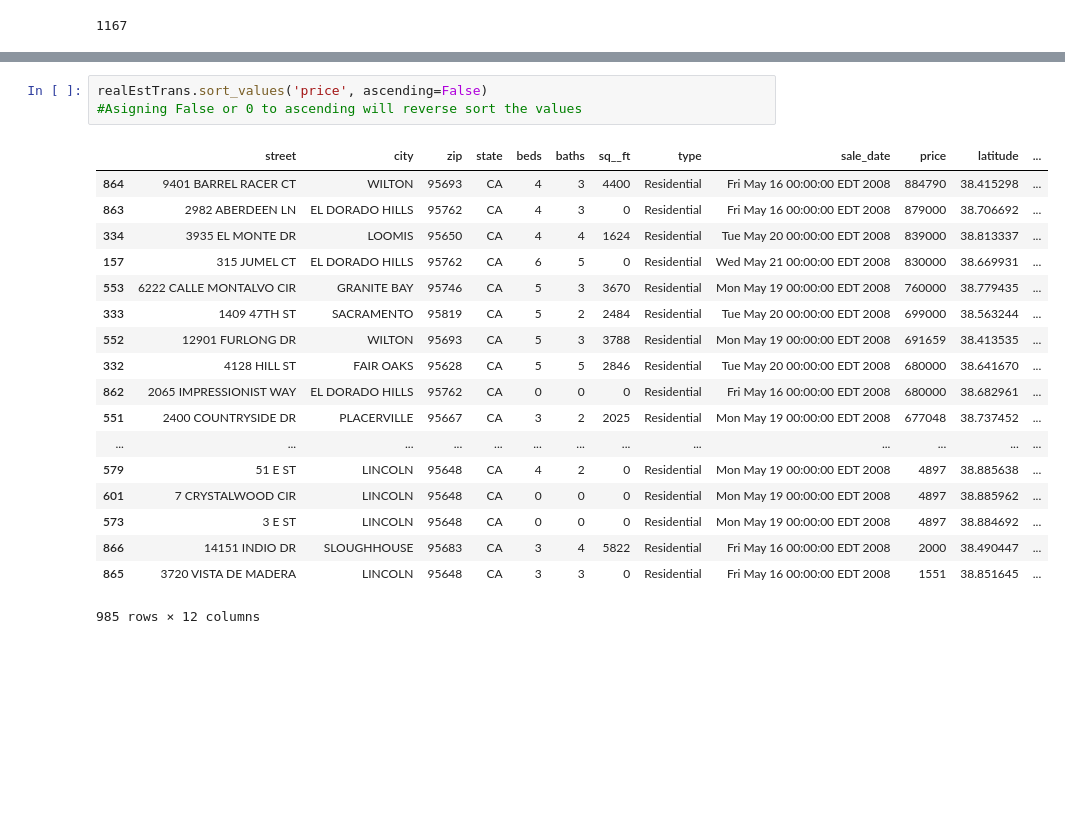
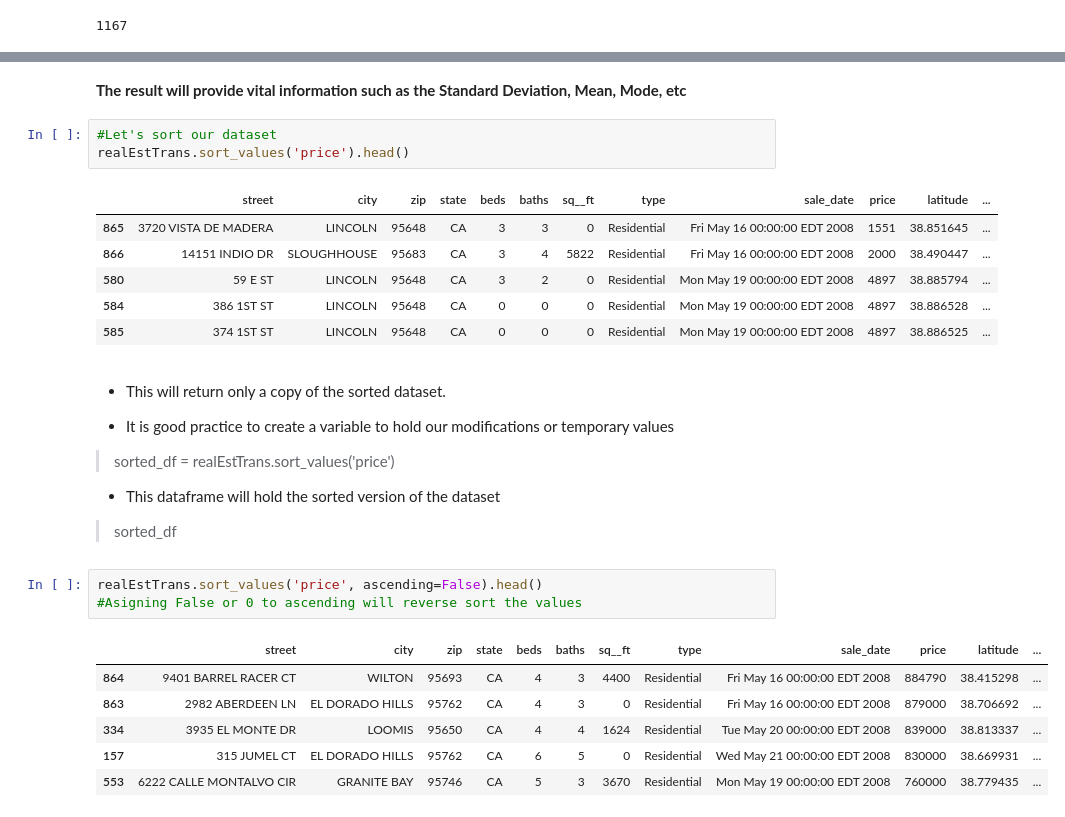
Before and after one commit to saadzarook/python-pandas-basics, a Jupyter notebook: the-basics-of-python-pandas-part-1.ipynb, the cells around one changed output, grey strips where cells are left out. Drawn from its saved outputs; the diff is of its cells as text; blank space fills up the shorter version.

```diff
--- a/the-basics-of-python-pandas-part-1.ipynb
+++ b/the-basics-of-python-pandas-part-1.ipynb
@@ -187,23 +158,31 @@ realEstTrans.sort_values('price')
+# %% [markdown]
+**The result will provide vital information such as the Standard Deviation, Mean, Mode, etc**
+# %%
+#Let's sort our dataset
+realEstTrans.sort_values('price').head()
+# %% [output]
+|  | street | city | zip | state | beds | baths | sq__ft | type | sale_date | price | latitude | ... |
+| 865 | 3720 VISTA DE MADERA | LINCOLN | 95648 | CA | 3 | 3 | 0 | Residential | Fri May 16 00:00:00 EDT 2008 | 1551 | 38.851645 | ... |
+| 866 | 14151 INDIO DR | SLOUGHHOUSE | 95683 | CA | 3 | 4 | 5822 | Residential | Fri May 16 00:00:00 EDT 2008 | 2000 | 38.490447 | ... |
+| 580 | 59 E ST | LINCOLN | 95648 | CA | 3 | 2 | 0 | Residential | Mon May 19 00:00:00 EDT 2008 | 4897 | 38.885794 | ... |
+| 584 | 386 1ST ST | LINCOLN | 95648 | CA | 0 | 0 | 0 | Residential | Mon May 19 00:00:00 EDT 2008 | 4897 | 38.886528 | ... |
+| 585 | 374 1ST ST | LINCOLN | 95648 | CA | 0 | 0 | 0 | Residential | Mon May 19 00:00:00 EDT 2008 | 4897 | 38.886525 | ... |
+# %% [markdown]
+* This will return only a copy of the sorted dataset.
+
+* It is good practice to create a variable to hold our modifications or temporary values
+> sorted_df = realEstTrans.sort_values('price')
+
+* This dataframe will hold the sorted version of the dataset
+> sorted_df
 # %%
-realEstTrans.sort_values('price', ascending=False)
+realEstTrans.sort_values('price', ascending=False).head()
 #Asigning False or 0 to ascending will reverse sort the values
 # %% [output]
 |  | street | city | zip | state | beds | baths | sq__ft | type | sale_date | price | latitude | ... |
 | 864 | 9401 BARREL RACER CT | WILTON | 95693 | CA | 4 | 3 | 4400 | Residential | Fri May 16 00:00:00 EDT 2008 | 884790 | 38.415298 | ... |
 | 863 | 2982 ABERDEEN LN | EL DORADO HILLS | 95762 | CA | 4 | 3 | 0 | Residential | Fri May 16 00:00:00 EDT 2008 | 879000 | 38.706692 | ... |
 | 334 | 3935 EL MONTE DR | LOOMIS | 95650 | CA | 4 | 4 | 1624 | Residential | Tue May 20 00:00:00 EDT 2008 | 839000 | 38.813337 | ... |
 | 157 | 315 JUMEL CT | EL DORADO HILLS | 95762 | CA | 6 | 5 | 0 | Residential | Wed May 21 00:00:00 EDT 2008 | 830000 | 38.669931 | ... |
 | 553 | 6222 CALLE MONTALVO CIR | GRANITE BAY | 95746 | CA | 5 | 3 | 3670 | Residential | Mon May 19 00:00:00 EDT 2008 | 760000 | 38.779435 | ... |
-| 333 | 1409 47TH ST | SACRAMENTO | 95819 | CA | 5 | 2 | 2484 | Residential | Tue May 20 00:00:00 EDT 2008 | 699000 | 38.563244 | ... |
-| 552 | 12901 FURLONG DR | WILTON | 95693 | CA | 5 | 3 | 3788 | Residential | Mon May 19 00:00:00 EDT 2008 | 691659 | 38.413535 | ... |
-| 332 | 4128 HILL ST | FAIR OAKS | 95628 | CA | 5 | 5 | 2846 | Residential | Tue May 20 00:00:00 EDT 2008 | 680000 | 38.641670 | ... |
-| 862 | 2065 IMPRESSIONIST WAY | EL DORADO HILLS | 95762 | CA | 0 | 0 | 0 | Residential | Fri May 16 00:00:00 EDT 2008 | 680000 | 38.682961 | ... |
-| 551 | 2400 COUNTRYSIDE DR | PLACERVILLE | 95667 | CA | 3 | 2 | 2025 | Residential | Mon May 19 00:00:00 EDT 2008 | 677048 | 38.737452 | ... |
-| ... | ... | ... | ... | ... | ... | ... | ... | ... | ... | ... | ... | ... |
-| 579 | 51 E ST | LINCOLN | 95648 | CA | 4 | 2 | 0 | Residential | Mon May 19 00:00:00 EDT 2008 | 4897 | 38.885638 | ... |
-| 601 | 7 CRYSTALWOOD CIR | LINCOLN | 95648 | CA | 0 | 0 | 0 | Residential | Mon May 19 00:00:00 EDT 2008 | 4897 | 38.885962 | ... |
-| 573 | 3 E ST | LINCOLN | 95648 | CA | 0 | 0 | 0 | Residential | Mon May 19 00:00:00 EDT 2008 | 4897 | 38.884692 | ... |
-| 866 | 14151 INDIO DR | SLOUGHHOUSE | 95683 | CA | 3 | 4 | 5822 | Residential | Fri May 16 00:00:00 EDT 2008 | 2000 | 38.490447 | ... |
-| 865 | 3720 VISTA DE MADERA | LINCOLN | 95648 | CA | 3 | 3 | 0 | Residential | Fri May 16 00:00:00 EDT 2008 | 1551 | 38.851645 | ... |
-985 rows × 12 columns
 # %%
```
Also changed, not shown: parts of 22 cells of this notebook.
